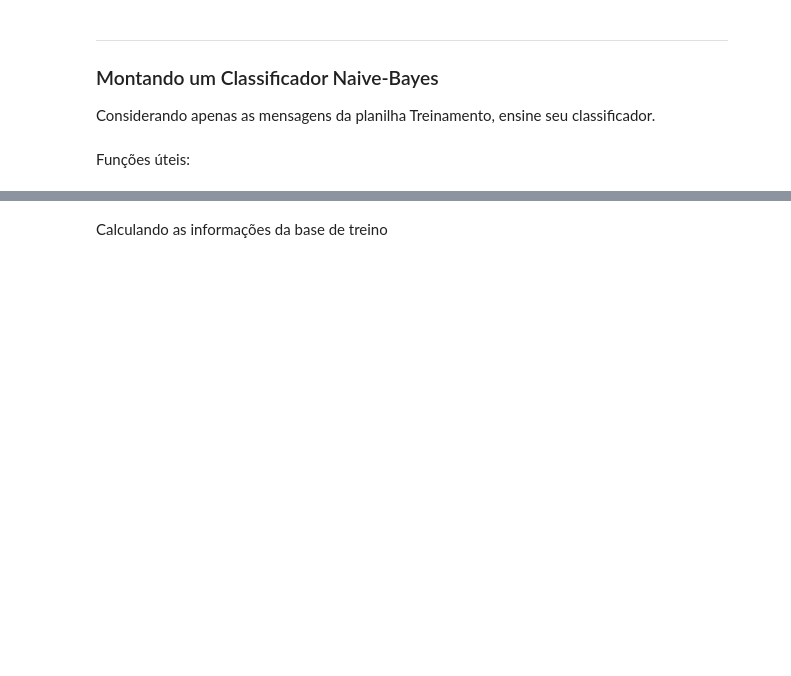
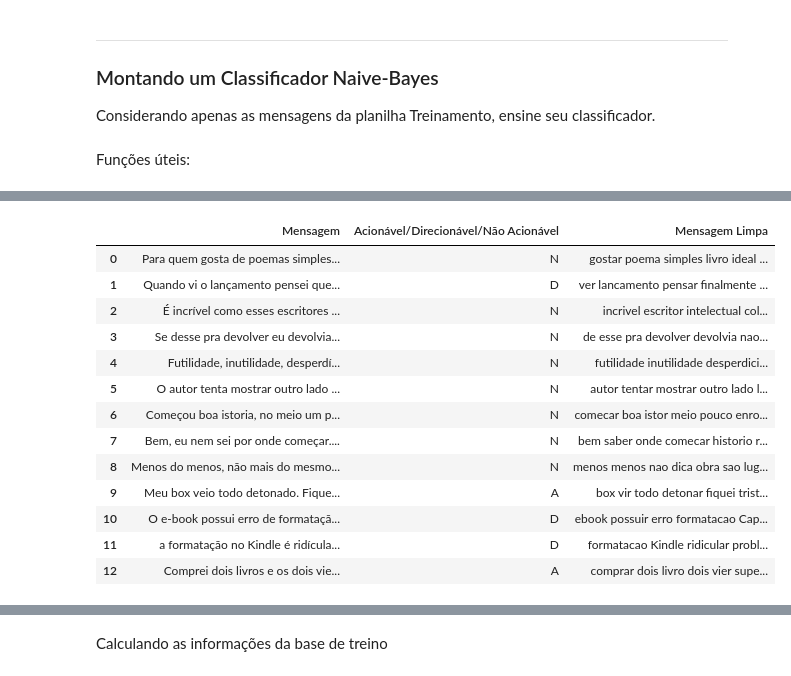
Before and after one commit to carneirogabrielly/C.DadosP1, a Jupyter notebook: TENTANDO OTIMIZAR.ipynb, the cells around one changed output, grey strips where cells are left out. Drawn from its saved outputs; the diff is of its cells as text; code cells hidden in the pictures; blank space fills up the shorter version.

```diff
--- a/TENTANDO OTIMIZAR.ipynb
+++ b/TENTANDO OTIMIZAR.ipynb
@@ -203,8 +203,13 @@ planilha_limpa
 500 rows × 3 columns
 # %%
 #Cria vocabulário de tudo
-#recebe a coluna já limpa
-def cria_vocabulario(coluna_da_planilha_mensagem_limpa):                       #recebe uma coluna da planilha
-    lista_palavras = transforma_em_string(coluna_da_planilha_mensagem_limpa)
+def cria_vocabulario(coluna_mensagem_limpa_da_planilha_limpa):                       #recebe uma coluna da planilha
+    lista_palavras = transforma_em_string(coluna_mensagem_limpa_da_planilha_limpa)
     lista_palavras = lista_palavras.split()
     return lista_palavras     #devolve uma lista com as palavras separadas
+
+planilha_limpa = mensagem_limpa(train)
+lista_palavras_planilha_train = planilha_limpa["Mensagem Limpa"]
+print(cria_vocabulario(lista_palavras_planilha_train))
+
+print(planilha_limpa["Mensagem Limpa"])
@@ -211,8 +230,8 @@ def cria_vocabulario(coluna_da_planilha_mensagem_limpa):                       #
 # %%
 #Cria função que retorna uma lista sem as palavras repetidas
-def remove_repeticao(lista):
-    dic = set(lista)
-    vocabulario = list(dic)
-    return vocabulario
+def remove_repeticao(lista_de_palavras):
+    dic = set(lista_de_palavras)
+    lista_vocabulario_sem_repeticao = list(dic)
+    return lista_vocabulario_sem_repeticao
 # %%
 # Cria uma função que guarda as palavras em pd.Series
@@ -248,27 +271,39 @@ def divisao_categorias(planilha, target):
 # %%
-## Função que recebe a planilha e retorna:
+## Função que recebe a planilha já limpa e retorna:
 # o total de palavras com repetição [0] (int)
 # a tabela com a frequência absoluta de cada palavra na planilha [1] (Series)
 # a tabela com a frequência relativa de cada palavra na planilha [2] (Series)
 # a lista com todas as palavras da planilha sem repetição [3] (list)
-def divisao_planilhas(planilha):
+def divisao_planilhas(planilha_limpa):
 
-    planilha_limpa= mensagem_limpa(planilha)                      #cria coluna "Mensagem Limpa"
-    planilha_limpa = planilha_limpa["Mensagem"]                   #separa só a coluna "Mensagem Limpa"
-
-    vocab_planilha = cria_vocabulario(planilha_limpa)             #lista de palavras na coluna "Mensagem Limpa"
+    coluna_limpa = planilha_limpa["Mensagem Limpa"]                   #separa só a coluna "Mensagem Limpa"
+    vocab_planilha = cria_vocabulario(coluna_limpa)             #lista de palavras na coluna "Mensagem Limpa"
     df_vocab_planilha = cria_pdseries(vocab_planilha)       #coloca essa lista em um df
-
     freq_abs_planilha = freq_abs(df_vocab_planilha)         #calcula a frequência absoluta de cada palavra
     freq_rel_planilha = freq_rel(df_vocab_planilha)         #calcula a frequência relativa de cada palavra
+    total_planilha = freq_abs_planilha.sum()                #calcula o total de palavras com repetição
+    vocab_planilha_sr = remove_repeticao(vocab_planilha)       #vocabulario sem repeticao (é uma lista)
 
-    total_planilha = freq_abs_planilha.sum()                #calcula o total de palavras com repetição
+    return total_planilha, freq_abs_planilha, freq_rel_planilha, vocab_planilha_sr
 
-    vocab_planilha = remove_repeticao(vocab_planilha)
-
-    return total_planilha, freq_abs_planilha, freq_rel_planilha, vocab_planilha
-
+pequena_limpa = mensagem_limpa(pequena)
 # divisao_planilhas(pequena)
+pequena_limpa
+# %% [output]
+|  | Mensagem | Acionável/Direcionável/Não Acionável | Mensagem Limpa |
+| 0 | Para quem gosta de poemas simples... | N | gostar poema simples livro ideal ... |
+| 1 | Quando vi o lançamento pensei que... | D | ver lancamento pensar finalmente ... |
+| 2 | É incrível como esses escritores ... | N | incrivel escritor intelectual col... |
+| 3 | Se desse pra devolver eu devolvia... | N | de esse pra devolver devolvia nao... |
+| 4 | Futilidade, inutilidade, desperdí... | N | futilidade inutilidade desperdici... |
+| 5 | O autor tenta mostrar outro lado ... | N | autor tentar mostrar outro lado l... |
+| 6 | Começou boa istoria, no meio um p... | N | comecar boa istor meio pouco enro... |
+| 7 | Bem, eu nem sei por onde começar.... | N | bem saber onde comecar historio r... |
+| 8 | Menos do menos, não mais do mesmo... | N | menos menos nao dica obra sao lug... |
+| 9 | Meu box veio todo detonado. Fique... | A | box vir todo detonar fiquei trist... |
+| 10 | O e-book possui erro de formataçã... | D | ebook possuir erro formatacao Cap... |
+| 11 | a formatação no Kindle é ridícula... | D | formatacao Kindle ridicular probl... |
+| 12 | Comprei dois livros e os dois vie... | A | comprar dois livro dois vier supe... |
 # %%
 #Função de Suavização de LaPlace
 
```
Also changed, not shown: parts of 13 cells of this notebook.
